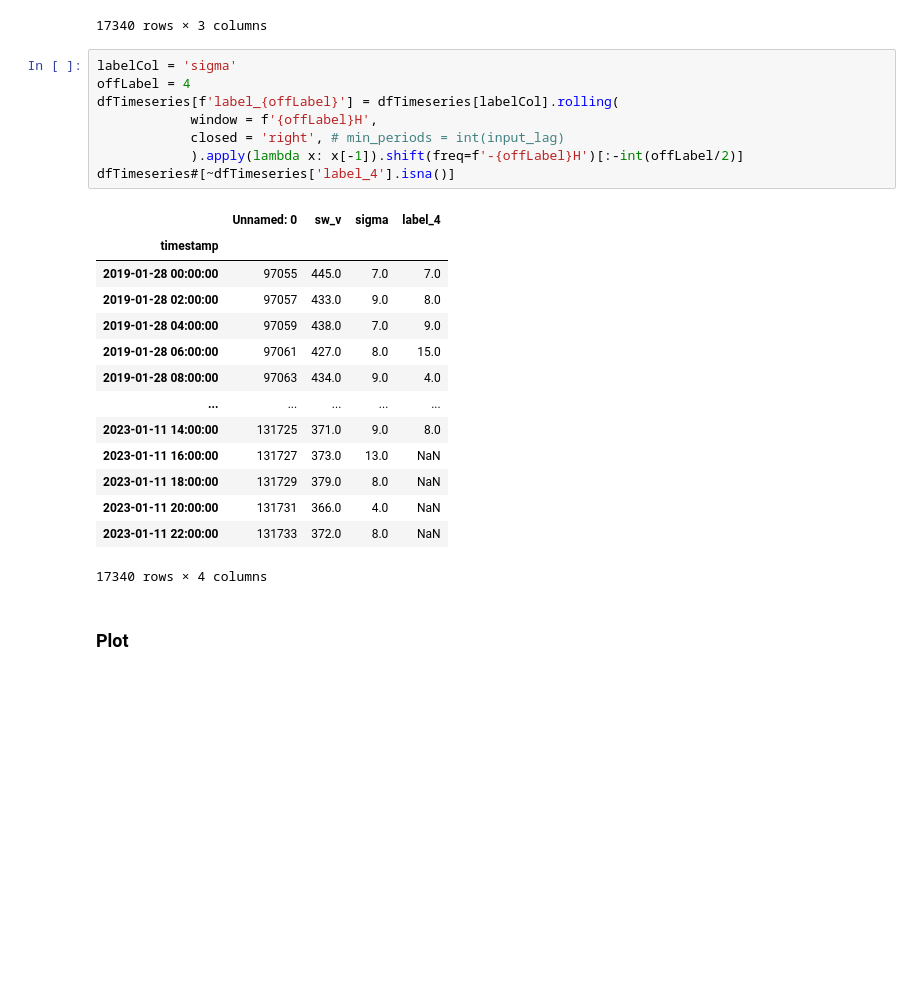
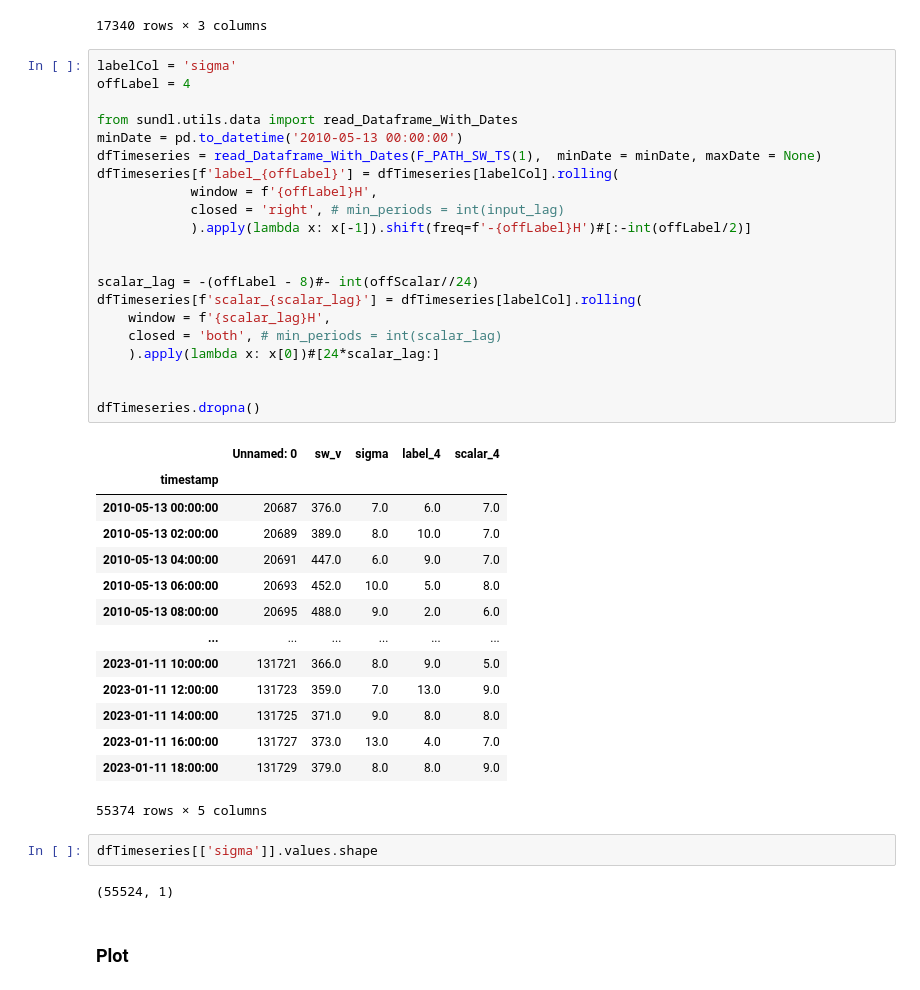
Before and after one commit to gfrancisco20/sundl, a Jupyter notebook: notebooks/ficat/0_CV_Folds.ipynb, the cells around one changed output. Saved outputs shown, nothing was run; the diff lists cells and outputs as text; blank space fills up the shorter version.

```diff
--- a/notebooks/ficat/0_CV_Folds.ipynb
+++ b/notebooks/ficat/0_CV_Folds.ipynb
@@ -148,26 +151,43 @@ dfTimeseries
 # %%
 labelCol = 'sigma'
 offLabel = 4
+
+from sundl.utils.data import read_Dataframe_With_Dates
+minDate = pd.to_datetime('2010-05-13 00:00:00')
+dfTimeseries = read_Dataframe_With_Dates(F_PATH_SW_TS(1),  minDate = minDate, maxDate = None)
 dfTimeseries[f'label_{offLabel}'] = dfTimeseries[labelCol].rolling(
             window = f'{offLabel}H',
             closed = 'right', # min_periods = int(input_lag)
-            ).apply(lambda x: x[-1]).shift(freq=f'-{offLabel}H')[:-int(offLabel/2)]
-dfTimeseries#[~dfTimeseries['label_4'].isna()]
+            ).apply(lambda x: x[-1]).shift(freq=f'-{offLabel}H')#[:-int(offLabel/2)]
+
+
+scalar_lag = -(offLabel - 8)#- int(offScalar//24)
+dfTimeseries[f'scalar_{scalar_lag}'] = dfTimeseries[labelCol].rolling(
+    window = f'{scalar_lag}H',
+    closed = 'both', # min_periods = int(scalar_lag)
+    ).apply(lambda x: x[0])#[24*scalar_lag:]
+
+
+dfTimeseries.dropna()
 # %% [output]
-|  | Unnamed: 0 | sw_v | sigma | label_4 |
-| timestamp |  |  |  |  |
-| 2019-01-28 00:00:00 | 97055 | 445.0 | 7.0 | 7.0 |
-| 2019-01-28 02:00:00 | 97057 | 433.0 | 9.0 | 8.0 |
-| 2019-01-28 04:00:00 | 97059 | 438.0 | 7.0 | 9.0 |
-| 2019-01-28 06:00:00 | 97061 | 427.0 | 8.0 | 15.0 |
-| 2019-01-28 08:00:00 | 97063 | 434.0 | 9.0 | 4.0 |
-| ... | ... | ... | ... | ... |
-| 2023-01-11 14:00:00 | 131725 | 371.0 | 9.0 | 8.0 |
-| 2023-01-11 16:00:00 | 131727 | 373.0 | 13.0 | NaN |
-| 2023-01-11 18:00:00 | 131729 | 379.0 | 8.0 | NaN |
-| 2023-01-11 20:00:00 | 131731 | 366.0 | 4.0 | NaN |
-| 2023-01-11 22:00:00 | 131733 | 372.0 | 8.0 | NaN |
+|  | Unnamed: 0 | sw_v | sigma | label_4 | scalar_4 |
+| timestamp |  |  |  |  |  |
+| 2010-05-13 00:00:00 | 20687 | 376.0 | 7.0 | 6.0 | 7.0 |
+| 2010-05-13 02:00:00 | 20689 | 389.0 | 8.0 | 10.0 | 7.0 |
+| 2010-05-13 04:00:00 | 20691 | 447.0 | 6.0 | 9.0 | 7.0 |
+| 2010-05-13 06:00:00 | 20693 | 452.0 | 10.0 | 5.0 | 8.0 |
+| 2010-05-13 08:00:00 | 20695 | 488.0 | 9.0 | 2.0 | 6.0 |
+| ... | ... | ... | ... | ... | ... |
+| 2023-01-11 10:00:00 | 131721 | 366.0 | 8.0 | 9.0 | 5.0 |
+| 2023-01-11 12:00:00 | 131723 | 359.0 | 7.0 | 13.0 | 9.0 |
+| 2023-01-11 14:00:00 | 131725 | 371.0 | 9.0 | 8.0 | 8.0 |
+| 2023-01-11 16:00:00 | 131727 | 373.0 | 13.0 | 4.0 | 7.0 |
+| 2023-01-11 18:00:00 | 131729 | 379.0 | 8.0 | 8.0 | 9.0 |
-17340 rows × 4 columns
+55374 rows × 5 columns
+# %%
+dfTimeseries[['sigma']].values.shape
+# %% [output]
+(55524, 1)
 # %% [markdown]
 ### Plot
 # %%
```
Also changed, not shown: parts of 1 cell of this notebook, 5 other files.
